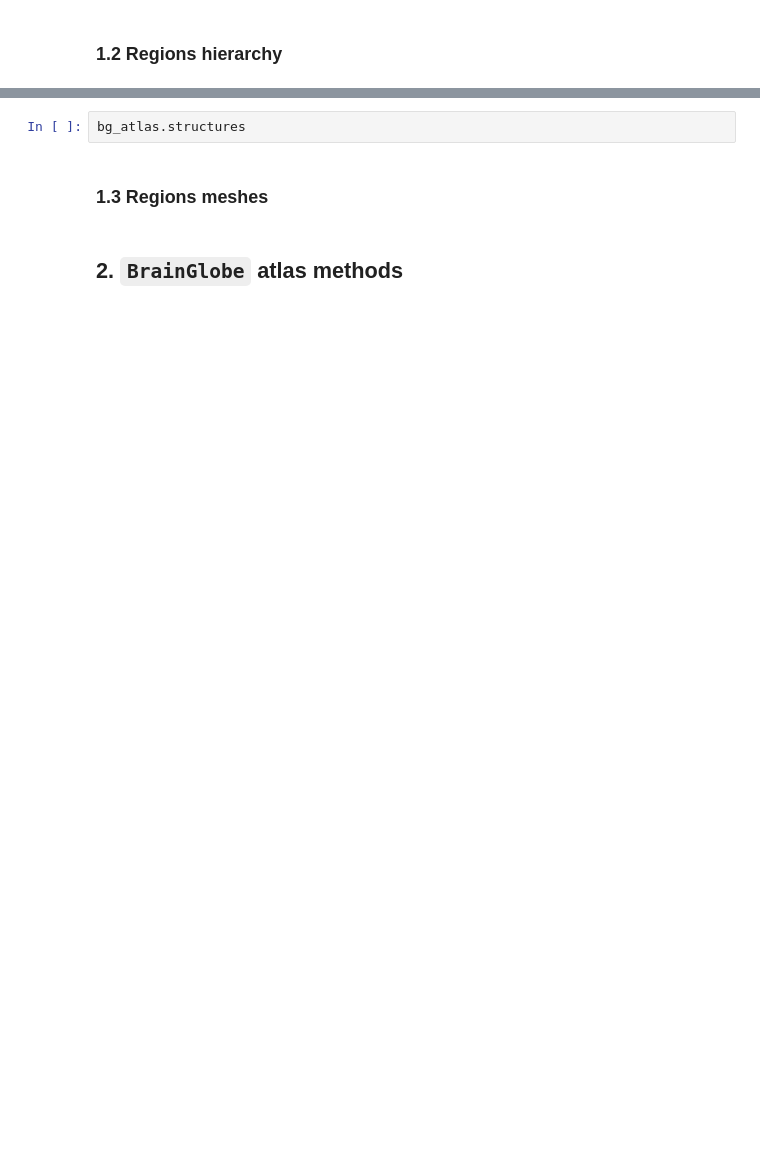
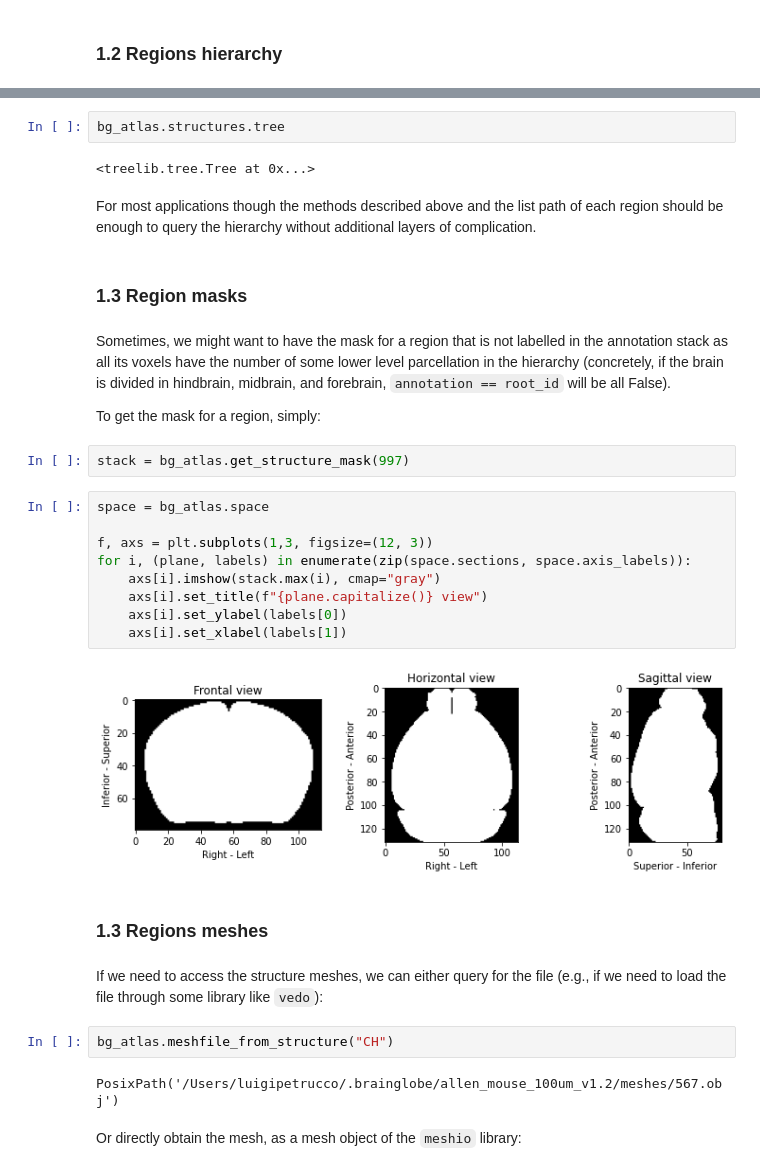
Before and after one commit to brainglobe/brainglobe-atlasapi, a Jupyter notebook: tutorials/Atlas API usage.ipynb, the cells around one changed output, grey strips where cells are left out. Cells and saved outputs as stored; diff of their text form; blank space fills up the shorter version.

```diff
--- a/tutorials/Atlas API usage.ipynb
+++ b/tutorials/Atlas API usage.ipynb
@@ -72,6 +138,35 @@ for i, (plane, labels) in enumerate(zip(space.sections, space.axis_labels)):
 # %%
-bg_atlas.structures
+bg_atlas.structures.tree
+# %% [output]
+<treelib.tree.Tree at 0x...>
+# %% [markdown]
+For most applications though the methods described above and the list path of each region should be enough to query the hierarchy without additional layers of complication.
+# %% [markdown]
+### 1.3 Region masks
+# %% [markdown]
+Sometimes, we might want to have the mask for a region that is not labelled in the annotation stack as all its voxels have the number of some lower level parcellation in the hierarchy (concretely, if the brain is divided in hindbrain, midbrain, and forebrain, `annotation == root_id` will be all False).
+
+To get the mask for a region, simply:
+# %%
+stack = bg_atlas.get_structure_mask(997)
+# %%
+space = bg_atlas.space
+
+f, axs = plt.subplots(1,3, figsize=(12, 3))
+for i, (plane, labels) in enumerate(zip(space.sections, space.axis_labels)):
+    axs[i].imshow(stack.max(i), cmap="gray")
+    axs[i].set_title(f"{plane.capitalize()} view")
+    axs[i].set_ylabel(labels[0])
+    axs[i].set_xlabel(labels[1])
+# %% [output]
+[figure, added]
 # %% [markdown]
 ### 1.3 Regions meshes
-# %% [markdown]
-## 2. `BrainGlobe` atlas methods
+# %% [markdown]
+If we need to access the structure meshes, we can either query for the file (e.g., if we need to load the file through some library like `vedo`):
+# %%
+bg_atlas.meshfile_from_structure("CH")
+# %% [output]
+PosixPath('/Users/luigipetrucco/.brainglobe/allen_mouse_100um_v1.2/meshes/567.obj')
+# %% [markdown]
+Or directly obtain the mesh, as a mesh object of the `meshio` library:
```
Also changed, not shown: parts of 25 cells of this notebook, 2 other files.
